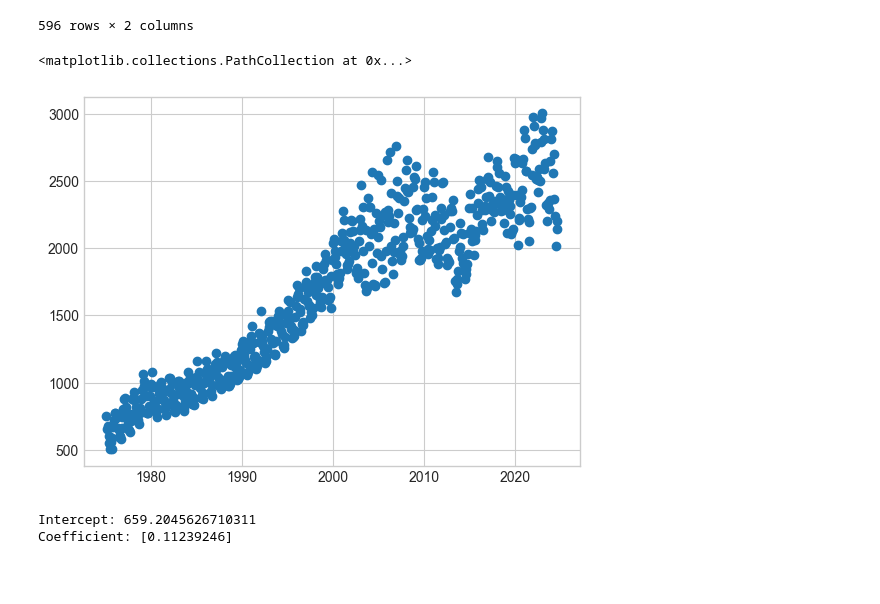
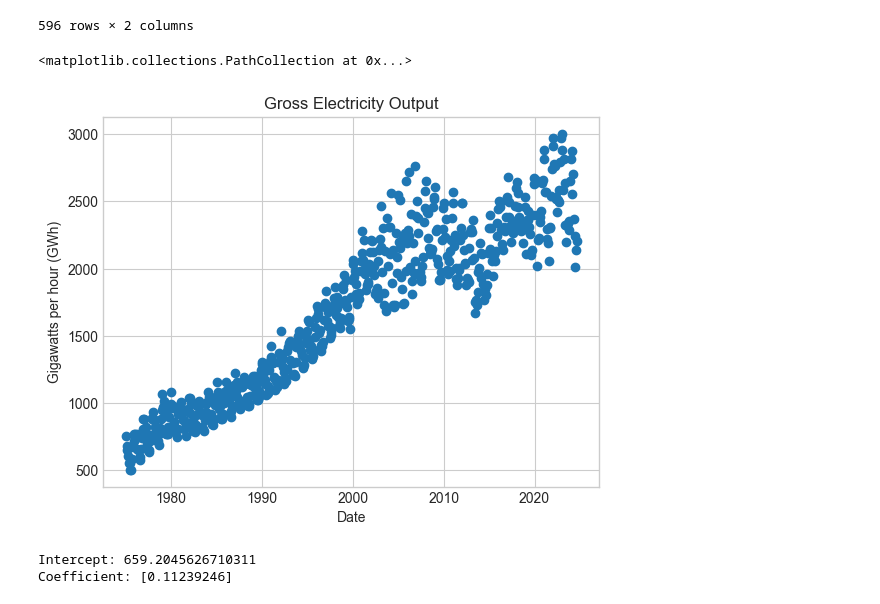
Before and after one commit to electricwindgodfist/DataSciencePortfolio, a Jupyter notebook: PredictiveAnalysisOfElectricityOutput.ipynb, the cells around one changed output. Drawn from its saved outputs; the diff is of its cells as text; code cells hidden in the pictures; blank space fills up the shorter version.

```diff
--- a/PredictiveAnalysisOfElectricityOutput.ipynb
+++ b/PredictiveAnalysisOfElectricityOutput.ipynb
@@ -75,22 +75,26 @@ final_df
 # %%
 %matplotlib inline
 import matplotlib.pyplot as plt
 plt.style.use('seaborn-v0_8-whitegrid')
 
 from datetime import datetime
 
 def convertdatetime(yearmonth):
     year = int(yearmonth[:4])
     month = int(yearmonth[5:7])
     return datetime(year, month, 28)
 
 x = final_df['Month'].apply(convertdatetime).to_numpy()
 y = final_df['VALUE'].to_numpy()
 
+plt.title('Gross Electricity Output')
+plt.xlabel('Date')
+plt.ylabel('Gigawatts per hour (GWh)')
+x = final_df['Month'].apply(convertdatetime).to_numpy()
 plt.scatter(x,y)
 # %% [output]
 <matplotlib.collections.PathCollection at 0x...>
-[figure, old version]
+[figure, new version]
 # %%
 from sklearn.linear_model import LinearRegression
 model = LinearRegression(fit_intercept=True)
```
